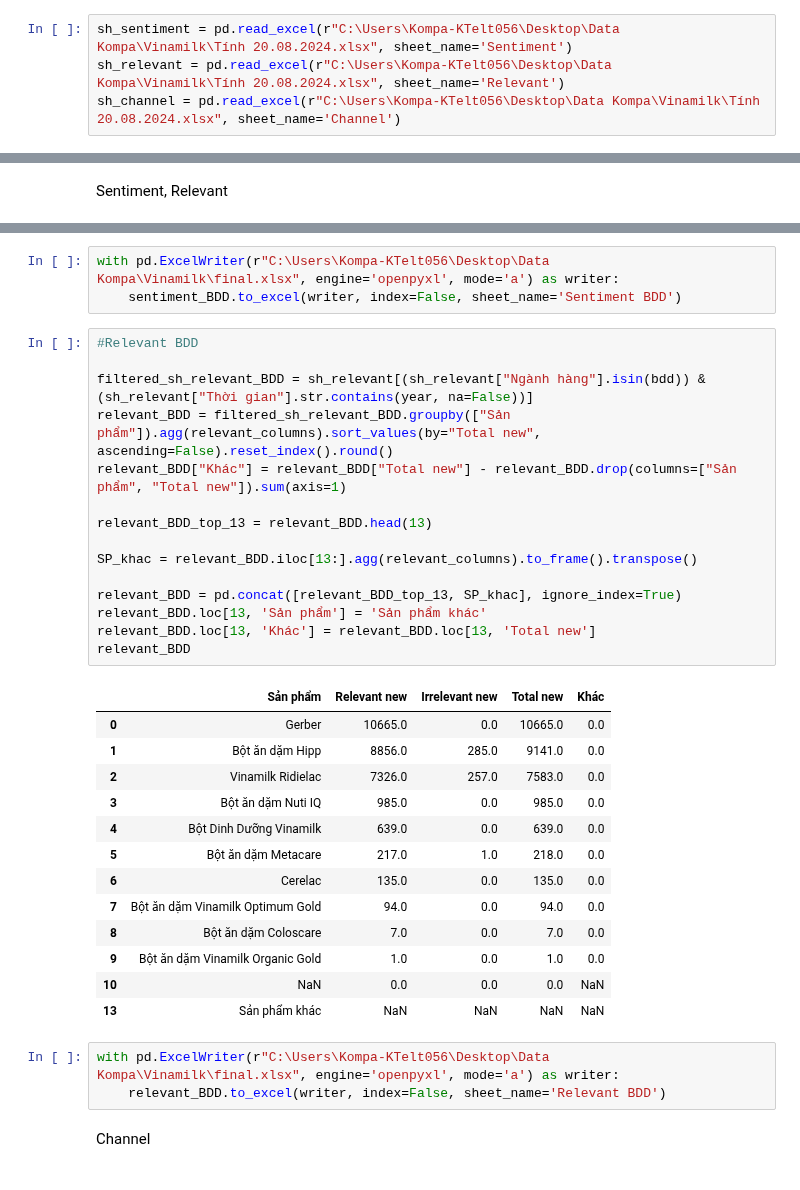
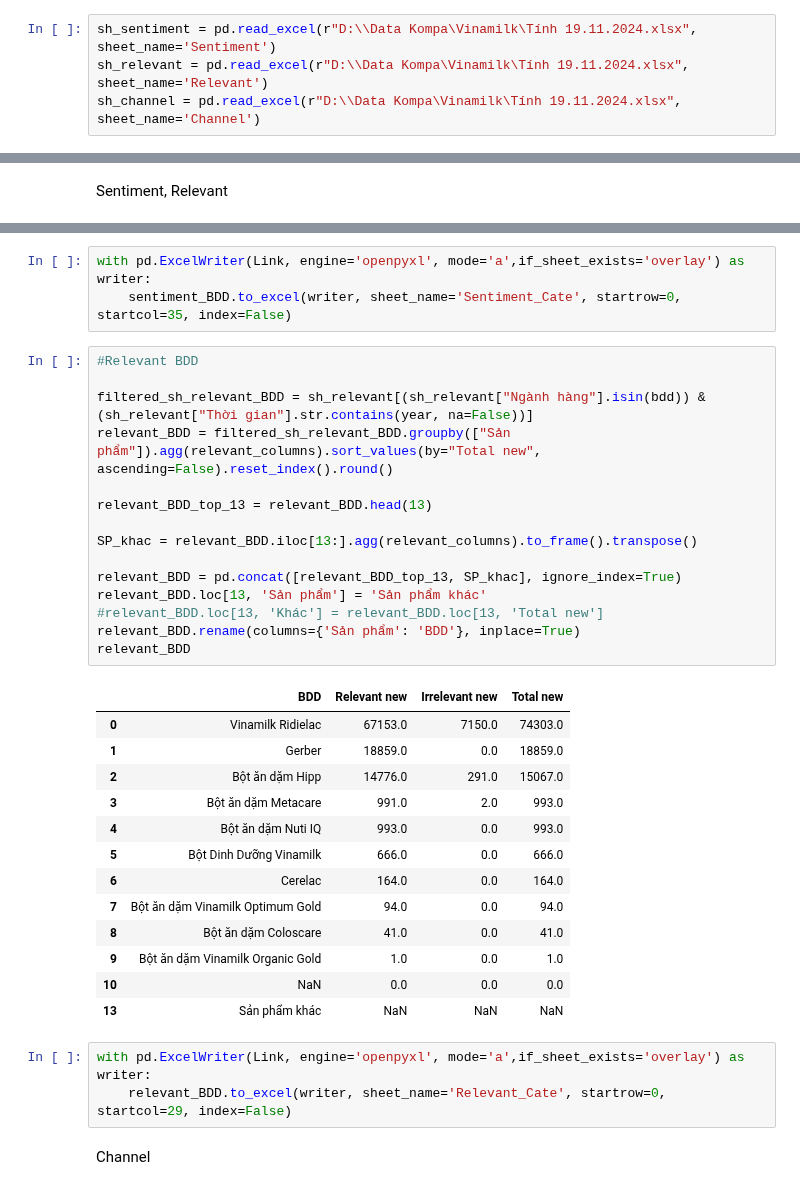
Before and after one commit to kimhueee/Brand-Social-Listening, a Jupyter notebook: Monthly Vinamilk.ipynb, the cells around one changed output, grey strips where cells are left out. Saved outputs shown, nothing was run; the diff lists cells and outputs as text.

```diff
--- a/Monthly Vinamilk.ipynb
+++ b/Monthly Vinamilk.ipynb
@@ -2,9 +2,9 @@
 import pandas as pd
 import re
 # %%
-sh_sentiment = pd.read_excel(r"C:\Users\Kompa-KTelt056\Desktop\Data Kompa\Vinamilk\Tính 20.08.2024.xlsx", sheet_name='Sentiment')
-sh_relevant = pd.read_excel(r"C:\Users\Kompa-KTelt056\Desktop\Data Kompa\Vinamilk\Tính 20.08.2024.xlsx", sheet_name='Relevant')
-sh_channel = pd.read_excel(r"C:\Users\Kompa-KTelt056\Desktop\Data Kompa\Vinamilk\Tính 20.08.2024.xlsx", sheet_name='Channel')
+sh_sentiment = pd.read_excel(r"D:\\Data Kompa\Vinamilk\Tính 19.11.2024.xlsx", sheet_name='Sentiment')
+sh_relevant = pd.read_excel(r"D:\\Data Kompa\Vinamilk\Tính 19.11.2024.xlsx", sheet_name='Relevant')
+sh_channel = pd.read_excel(r"D:\\Data Kompa\Vinamilk\Tính 19.11.2024.xlsx", sheet_name='Channel')
 # %% [markdown]
 # Phân tích biến
 # %% [markdown]
@@ -629,38 +659,38 @@ sentiment_BDD
 # %%
-with pd.ExcelWriter(r"C:\Users\Kompa-KTelt056\Desktop\Data Kompa\Vinamilk\final.xlsx", engine='openpyxl', mode='a') as writer:
-    sentiment_BDD.to_excel(writer, index=False, sheet_name='Sentiment BDD')
+with pd.ExcelWriter(Link, engine='openpyxl', mode='a',if_sheet_exists='overlay') as writer:
+    sentiment_BDD.to_excel(writer, sheet_name='Sentiment_Cate', startrow=0, startcol=35, index=False)
 # %%
 #Relevant BDD
 
 filtered_sh_relevant_BDD = sh_relevant[(sh_relevant["Ngành hàng"].isin(bdd)) & (sh_relevant["Thời gian"].str.contains(year, na=False))]
 relevant_BDD = filtered_sh_relevant_BDD.groupby(["Sản phẩm"]).agg(relevant_columns).sort_values(by="Total new", ascending=False).reset_index().round()
-relevant_BDD["Khác"] = relevant_BDD["Total new"] - relevant_BDD.drop(columns=["Sản phẩm", "Total new"]).sum(axis=1)
 
 relevant_BDD_top_13 = relevant_BDD.head(13)
 
 SP_khac = relevant_BDD.iloc[13:].agg(relevant_columns).to_frame().transpose()
 
 relevant_BDD = pd.concat([relevant_BDD_top_13, SP_khac], ignore_index=True)
 relevant_BDD.loc[13, 'Sản phẩm'] = 'Sản phẩm khác'
-relevant_BDD.loc[13, 'Khác'] = relevant_BDD.loc[13, 'Total new']
+#relevant_BDD.loc[13, 'Khác'] = relevant_BDD.loc[13, 'Total new']
+relevant_BDD.rename(columns={'Sản phẩm': 'BDD'}, inplace=True)
 relevant_BDD
 # %% [output]
-|  | Sản phẩm | Relevant new | Irrelevant new | Total new | Khác |
-| 0 | Gerber | 10665.0 | 0.0 | 10665.0 | 0.0 |
-| 1 | Bột ăn dặm Hipp | 8856.0 | 285.0 | 9141.0 | 0.0 |
-| 2 | Vinamilk Ridielac | 7326.0 | 257.0 | 7583.0 | 0.0 |
-| 3 | Bột ăn dặm Nuti IQ | 985.0 | 0.0 | 985.0 | 0.0 |
-| 4 | Bột Dinh Dưỡng Vinamilk | 639.0 | 0.0 | 639.0 | 0.0 |
-| 5 | Bột ăn dặm Metacare | 217.0 | 1.0 | 218.0 | 0.0 |
-| 6 | Cerelac | 135.0 | 0.0 | 135.0 | 0.0 |
-| 7 | Bột ăn dặm Vinamilk Optimum Gold | 94.0 | 0.0 | 94.0 | 0.0 |
-| 8 | Bột ăn dặm Coloscare | 7.0 | 0.0 | 7.0 | 0.0 |
-| 9 | Bột ăn dặm Vinamilk Organic Gold | 1.0 | 0.0 | 1.0 | 0.0 |
-| 10 | NaN | 0.0 | 0.0 | 0.0 | NaN |
-| 13 | Sản phẩm khác | NaN | NaN | NaN | NaN |
+|  | BDD | Relevant new | Irrelevant new | Total new |
+| 0 | Vinamilk Ridielac | 67153.0 | 7150.0 | 74303.0 |
+| 1 | Gerber | 18859.0 | 0.0 | 18859.0 |
+| 2 | Bột ăn dặm Hipp | 14776.0 | 291.0 | 15067.0 |
+| 3 | Bột ăn dặm Metacare | 991.0 | 2.0 | 993.0 |
+| 4 | Bột ăn dặm Nuti IQ | 993.0 | 0.0 | 993.0 |
+| 5 | Bột Dinh Dưỡng Vinamilk | 666.0 | 0.0 | 666.0 |
+| 6 | Cerelac | 164.0 | 0.0 | 164.0 |
+| 7 | Bột ăn dặm Vinamilk Optimum Gold | 94.0 | 0.0 | 94.0 |
+| 8 | Bột ăn dặm Coloscare | 41.0 | 0.0 | 41.0 |
+| 9 | Bột ăn dặm Vinamilk Organic Gold | 1.0 | 0.0 | 1.0 |
+| 10 | NaN | 0.0 | 0.0 | 0.0 |
+| 13 | Sản phẩm khác | NaN | NaN | NaN |
 # %%
-with pd.ExcelWriter(r"C:\Users\Kompa-KTelt056\Desktop\Data Kompa\Vinamilk\final.xlsx", engine='openpyxl', mode='a') as writer:
-    relevant_BDD.to_excel(writer, index=False, sheet_name='Relevant BDD')
+with pd.ExcelWriter(Link, engine='openpyxl', mode='a',if_sheet_exists='overlay') as writer:
+    relevant_BDD.to_excel(writer, sheet_name='Relevant_Cate', startrow=0, startcol=29, index=False)
 # %% [markdown]
 Channel
 # %%
```
Also changed, not shown: parts of 36 cells of this notebook.
